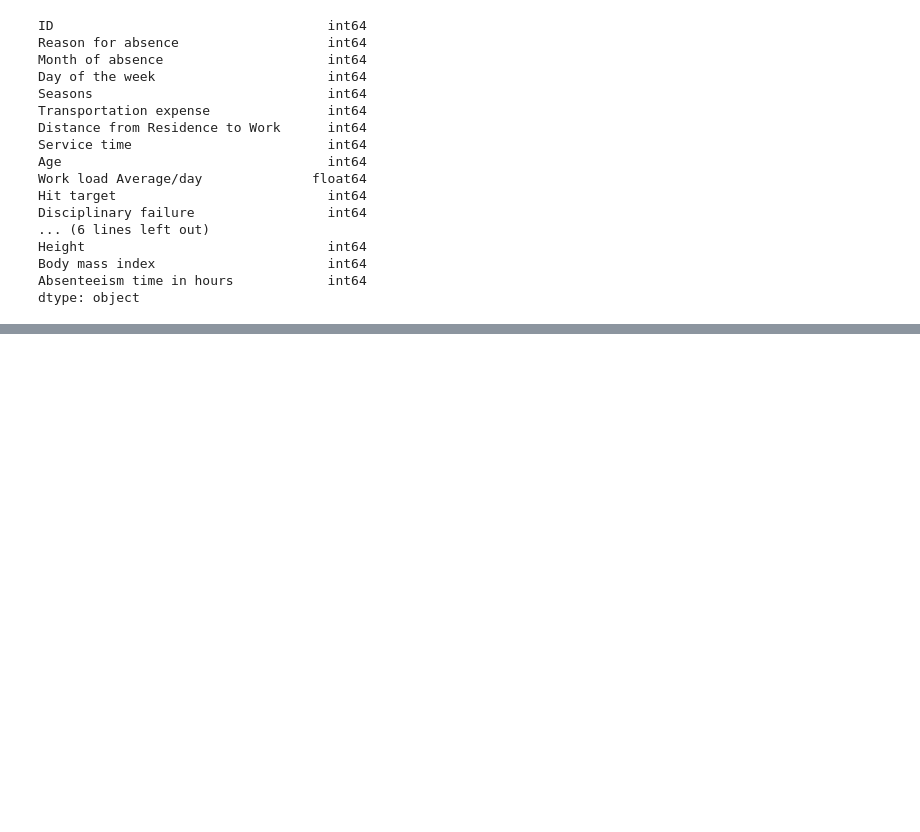
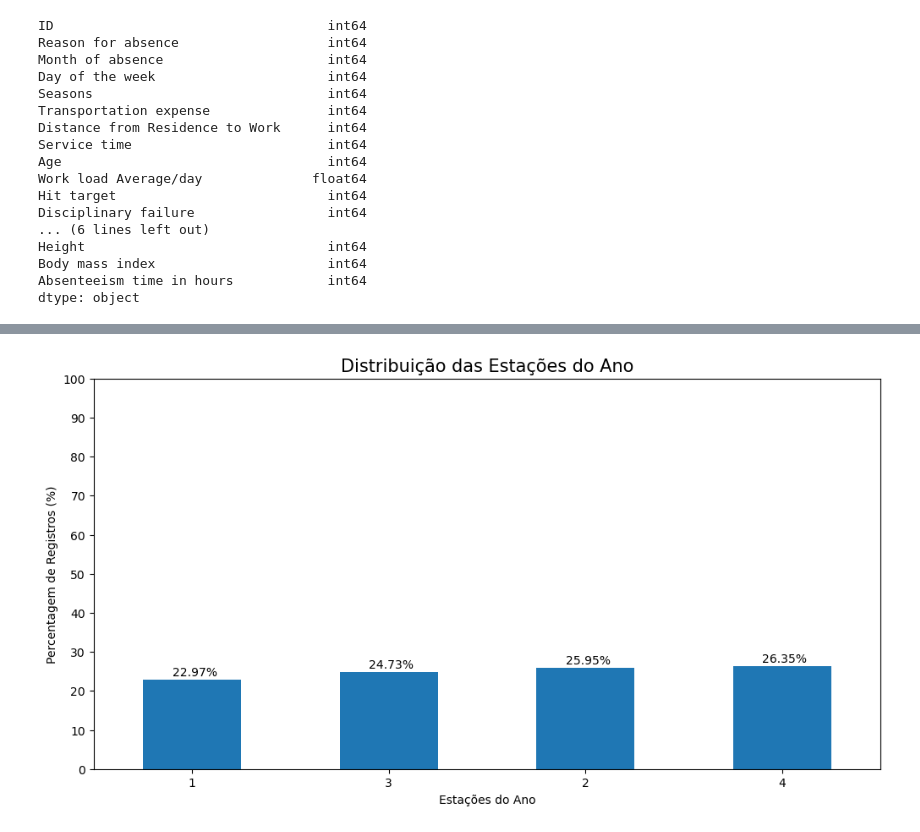
Before and after one commit to opablodantas/UCI-Absenteeism-at-Work-Analysis, a Jupyter notebook: Absenteeism_at_Work_Analysis.ipynb, the cells around one changed output, grey strips where cells are left out. Cells and saved outputs as stored; diff of their text form; code cells hidden in the pictures; blank space fills up the shorter version.

```diff
--- a/Absenteeism_at_Work_Analysis.ipynb
+++ b/Absenteeism_at_Work_Analysis.ipynb
@@ -244,0 +388,13 @@ df = df.drop('ID', axis= 1)
+# %%
+plt.figure(figsize=(12,6))
+plt.title("Distribuição das Estações do Ano", fontsize = 15)
+plt.xlabel('Estações do Ano')
+plt.ylabel('Percentagem de Registros (%)')
+
+ax = (df.Seasons.value_counts()/len(df)*100).sort_values().plot(kind = 'bar', rot = 0)
+ax.set_yticks(np.arange(0,110,10))
+
+for p in ax.patches:
+    ax.annotate('{:.2f}%'.format(p.get_height()), (p.get_x()+0.15, p.get_height()+1))
+# %% [output]
+[figure, added]
```
Also changed, not shown: parts of 17 cells of this notebook.
